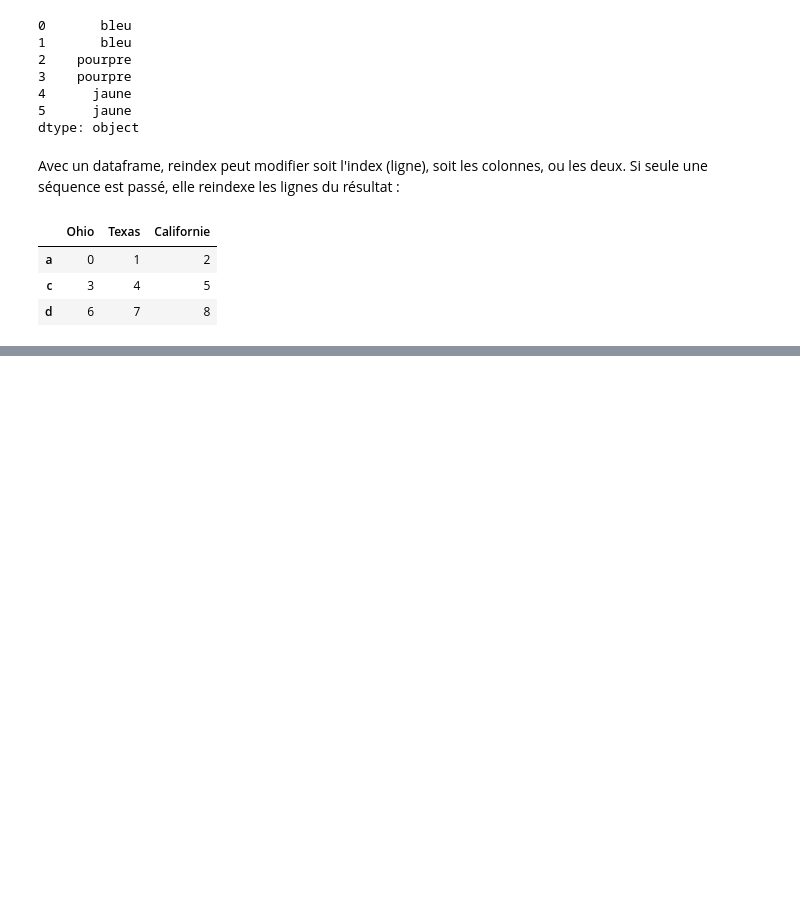
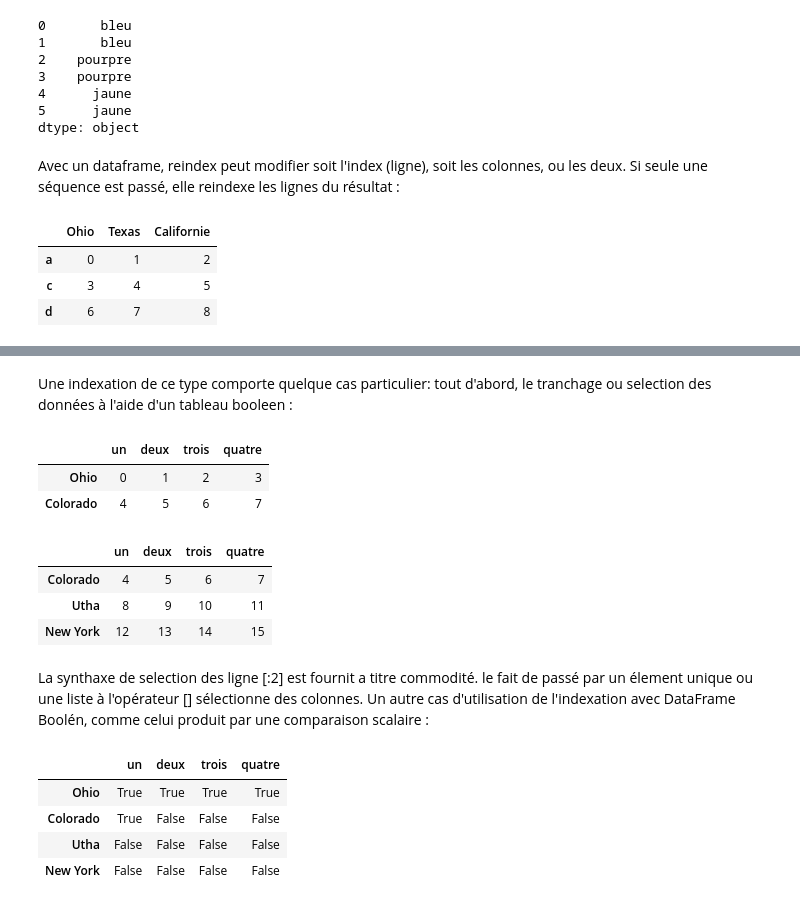
Before and after one commit to AlexisSTH/Apprentissage-Pandas-Python, a Jupyter notebook: Fonctionnalite essentielles.ipynb, the cells around one changed output, grey strips where cells are left out. Saved outputs shown, nothing was run; the diff lists cells and outputs as text; code cells hidden in the pictures; blank space fills up the shorter version.

```diff
--- a/Fonctionnalite essentielles.ipynb
+++ b/Fonctionnalite essentielles.ipynb
@@ -60,0 +271,26 @@ frame
+# %% [markdown]
+Une indexation de ce type comporte quelque cas particulier: tout d'abord, le tranchage ou selection des données à l'aide d'un tableau booleen :
+# %%
+data[:2]
+# %% [output]
+|  | un | deux | trois | quatre |
+| Ohio | 0 | 1 | 2 | 3 |
+| Colorado | 4 | 5 | 6 | 7 |
+# %%
+data[data['trois'] > 5]
+# %% [output]
+|  | un | deux | trois | quatre |
+| Colorado | 4 | 5 | 6 | 7 |
+| Utha | 8 | 9 | 10 | 11 |
+| New York | 12 | 13 | 14 | 15 |
+# %% [markdown]
+La synthaxe de selection des ligne [:2] est fournit a titre commodité. le fait de passé par un élement unique ou une liste à l'opérateur [] sélectionne des colonnes.
+Un autre cas d'utilisation de l'indexation avec DataFrame Boolén, comme celui produit par une comparaison scalaire :
+# %%
+data < 5
+# %% [output]
+|  | un | deux | trois | quatre |
+| Ohio | True | True | True | True |
+| Colorado | True | False | False | False |
+| Utha | False | False | False | False |
+| New York | False | False | False | False |
```
Also changed, not shown: parts of 51 cells of this notebook.
